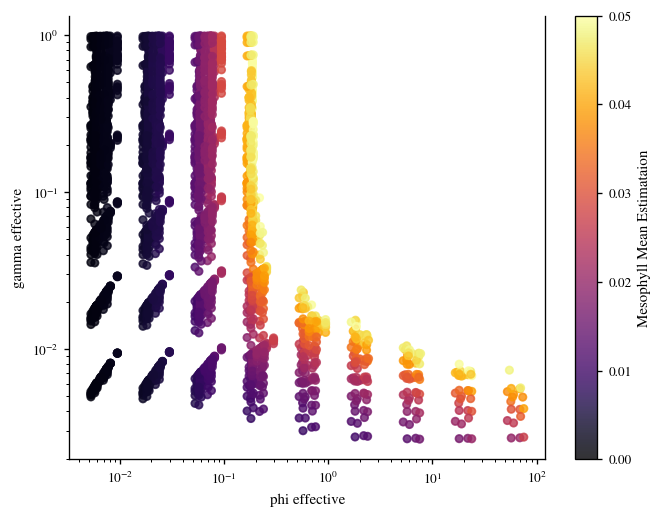
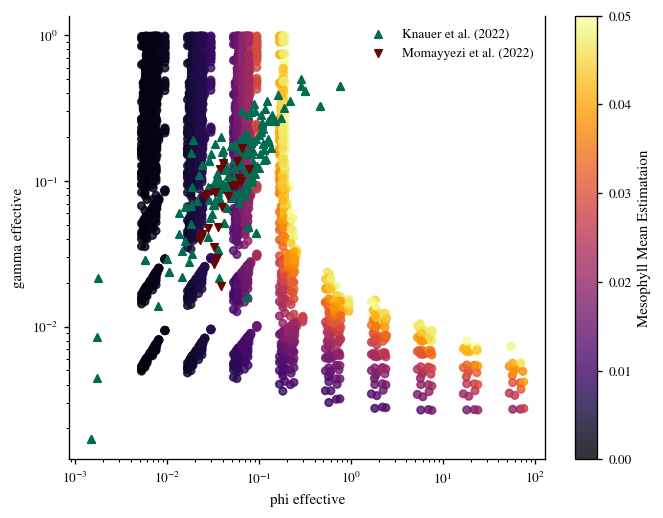
Unified diff of the notebook cell whose output changed from the first chart to the second:
--- before
+++ after
@@ -43,4 +43,7 @@
     vmax=threshold,
 )
+plt.scatter(knauer_phi_eff, knauer_gamma_eff, s=20, marker="^", color="#016D50", label="Knauer et al. (2022)")
+plt.scatter(moma_phi_eff, moma_gamma_eff, s=20, marker="v", color="#6A0303", label="Momayyezi et al. (2022)")
+ax.legend()
 cbar = plt.colorbar(sc, ax=ax)
 cbar.set_label("Mesophyll Mean Estimataion")
@@ -96,4 +99,7 @@
     vmax=threshold,
 )
+plt.scatter(knauer_phi_eff, knauer_gamma_eff, s=20, marker="^", color="#016D50", label="Knauer et al. (2022)")
+plt.scatter(moma_phi_eff, moma_gamma_eff, s=20, marker="v", color="#6A0303", label="Momayyezi et al. (2022)")
+ax.legend()
 cbar = plt.colorbar(sc, ax=ax)
 cbar.set_label("Assimilation Rate Estimate")

Commit: data